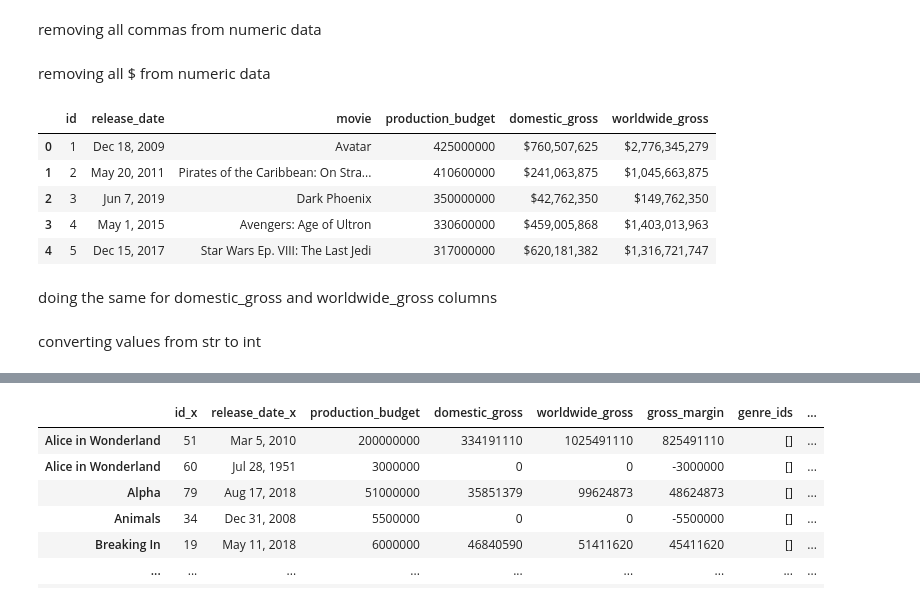
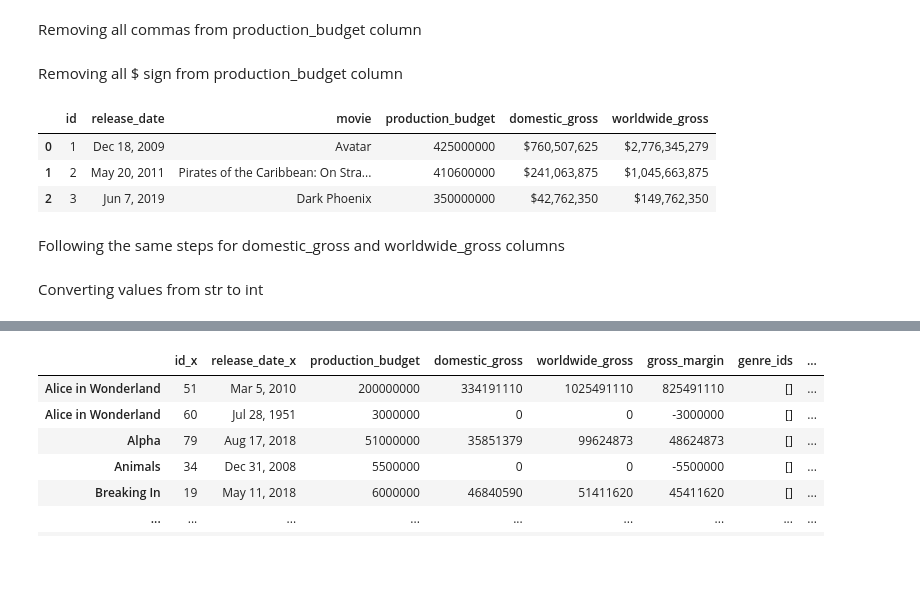
Before and after one commit to mccafj/MS-movie-studio-project, a Jupyter notebook: Notes/Juan-notes.ipynb, the cells around one changed output, grey strips where cells are left out. Saved outputs shown, nothing was run; the diff lists cells and outputs as text; code cells hidden in the pictures; blank space fills up the shorter version.

```diff
--- a/Notes/Juan-notes.ipynb
+++ b/Notes/Juan-notes.ipynb
@@ -155,22 +123,20 @@ transform objt to int for all numeric columns
 # %% [markdown]
-removing all commas from numeric data
+Removing all commas from production_budget column
 # %%
 df_tn['production_budget'] = df_tn['production_budget'].str.replace(',','')
-# %% [markdown]
-removing all $ from numeric data
+# %% [markdown]
+Removing all $ sign from production_budget column
 # %%
 df_tn['production_budget'] = df_tn['production_budget'].str.replace('$','')
 # %%
-df_tn.head()
+df_tn.head(3)
 # %% [output]
 |  | id | release_date | movie | production_budget | domestic_gross | worldwide_gross |
 | 0 | 1 | Dec 18, 2009 | Avatar | 425000000 | $760,507,625 | $2,776,345,279 |
 | 1 | 2 | May 20, 2011 | Pirates of the Caribbean: On Stra... | 410600000 | $241,063,875 | $1,045,663,875 |
 | 2 | 3 | Jun 7, 2019 | Dark Phoenix | 350000000 | $42,762,350 | $149,762,350 |
-| 3 | 4 | May 1, 2015 | Avengers: Age of Ultron | 330600000 | $459,005,868 | $1,403,013,963 |
-| 4 | 5 | Dec 15, 2017 | Star Wars Ep. VIII: The Last Jedi | 317000000 | $620,181,382 | $1,316,721,747 |
 # %% [markdown]
-doing the same for domestic_gross and worldwide_gross columns
+Following the same steps for domestic_gross and worldwide_gross columns
 # %%
 df_tn['domestic_gross'] = df_tn['domestic_gross'].str.replace(',','')
 df_tn['domestic_gross'] = df_tn['domestic_gross'].str.replace('$','')
@@ -178,7 +144,7 @@ df_tn['domestic_gross'] = df_tn['domestic_gross'].str.replace('$','')
 df_tn['worldwide_gross'] = df_tn['worldwide_gross'].str.replace(',','')
 df_tn['worldwide_gross'] = df_tn['worldwide_gross'].str.replace('$','')
 # %% [markdown]
-converting values from str to int
+Converting values from str to int
 # %%
 df_tn['production_budget'] = df_tn['production_budget'].astype(int)
 df_tn['domestic_gross'] = df_tn['domestic_gross'].astype(int)
```
Also changed, not shown: parts of 65 cells of this notebook.
